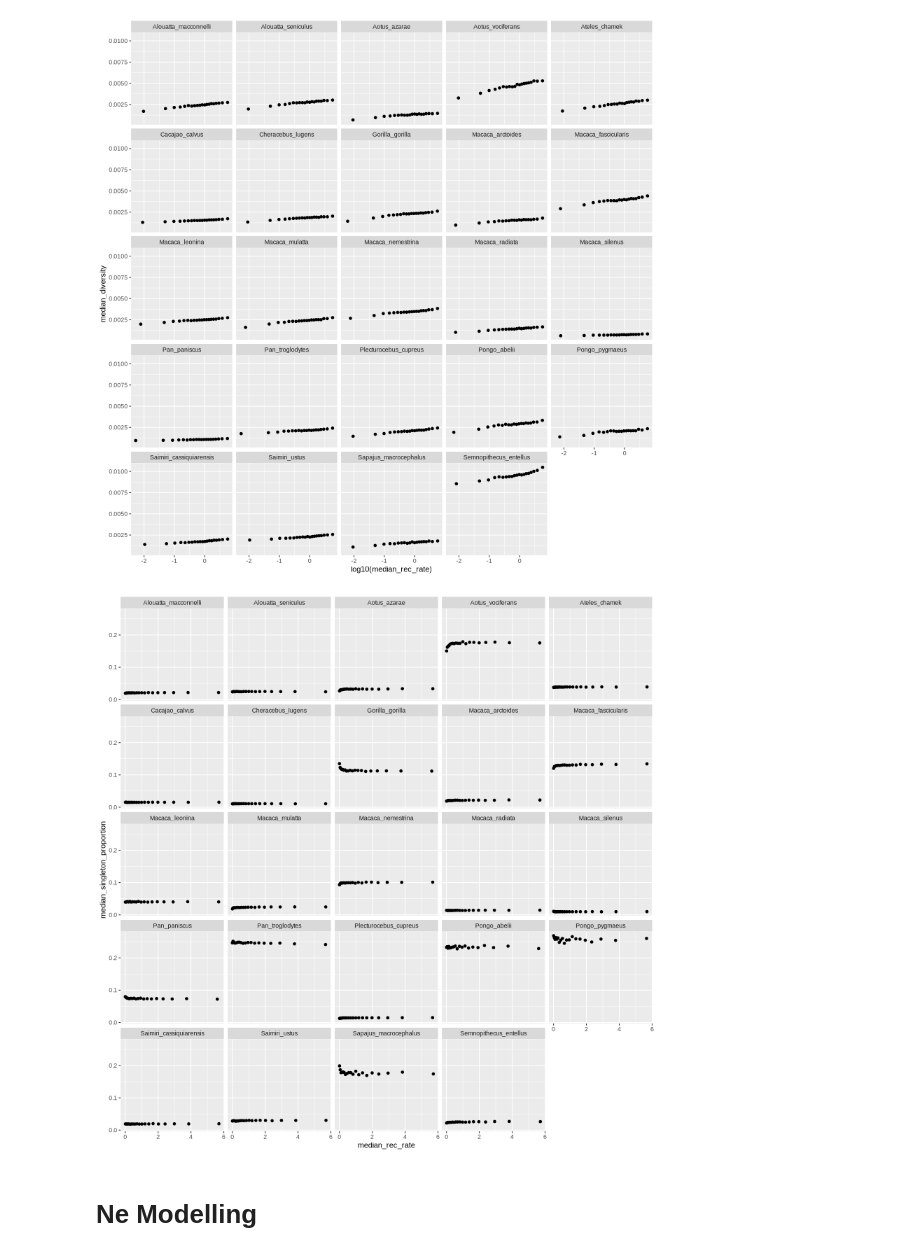
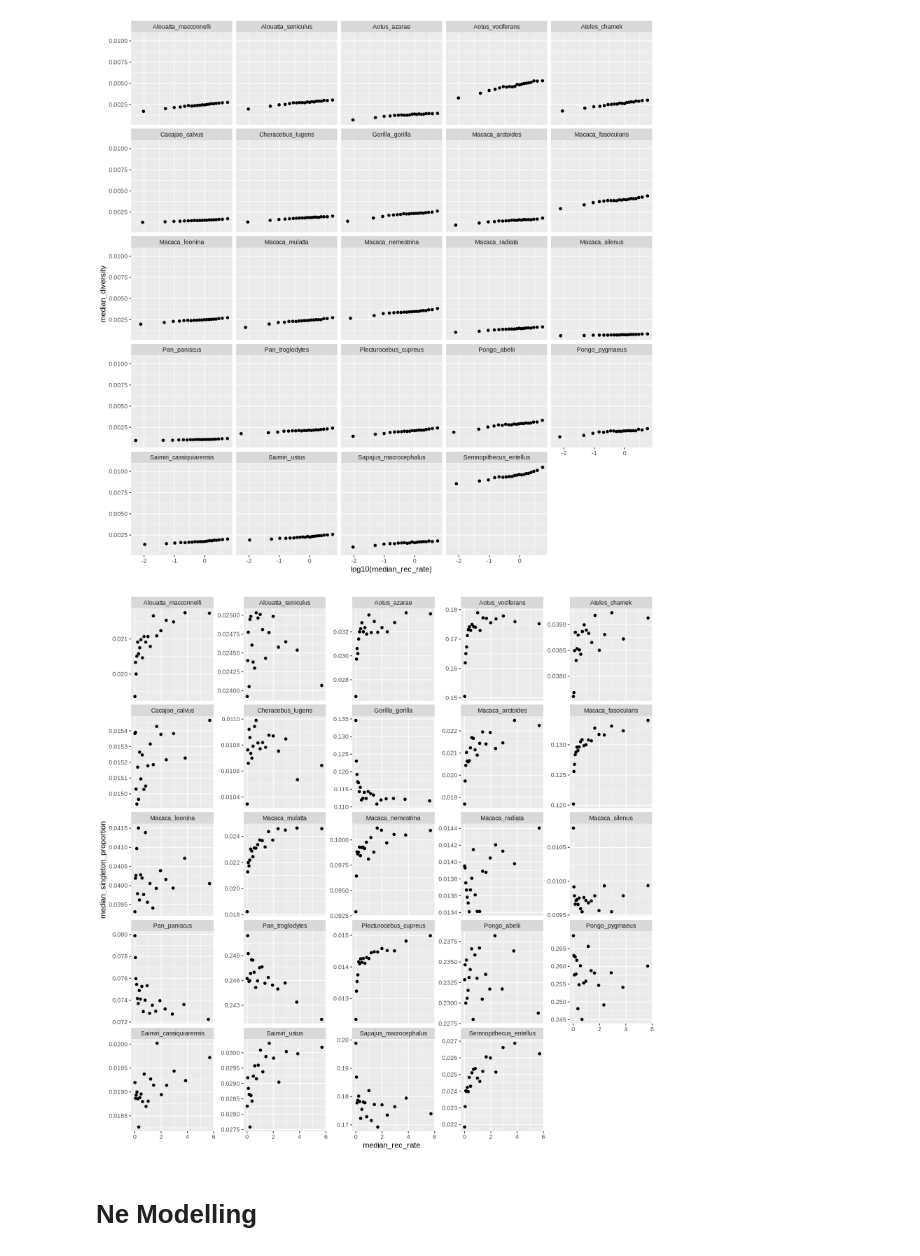
Before and after one commit to Bjarke-M/DiversitynRecombinationv2, a Jupyter notebook: notebooks/analysis_and_models.ipynb, the cells around one changed output. Saved outputs shown, nothing was run; the diff lists cells and outputs as text; code cells hidden in the pictures.

```diff
--- a/notebooks/analysis_and_models.ipynb
+++ b/notebooks/analysis_and_models.ipynb
@@ -186,11 +186,11 @@ df_summary %>%
 # %%
 %%R -w 800 -h 800
 df_summary %>%
     ggplot(aes(x = median_rec_rate, y = median_singleton_proportion)) +
     geom_point() +
-    facet_wrap(~species)
+    facet_wrap(~species, scales = 'free_y')
 # %% [output]
-[figure, old version]
+[figure, new version]
 # %% [markdown]
 # Ne Modelling
 # %%
```
Also changed, not shown: parts of 6 cells of this notebook, 12 other files.
